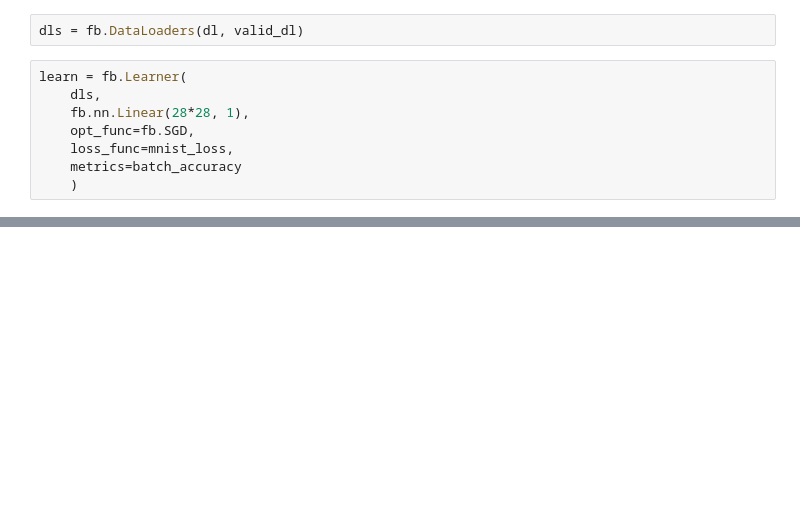
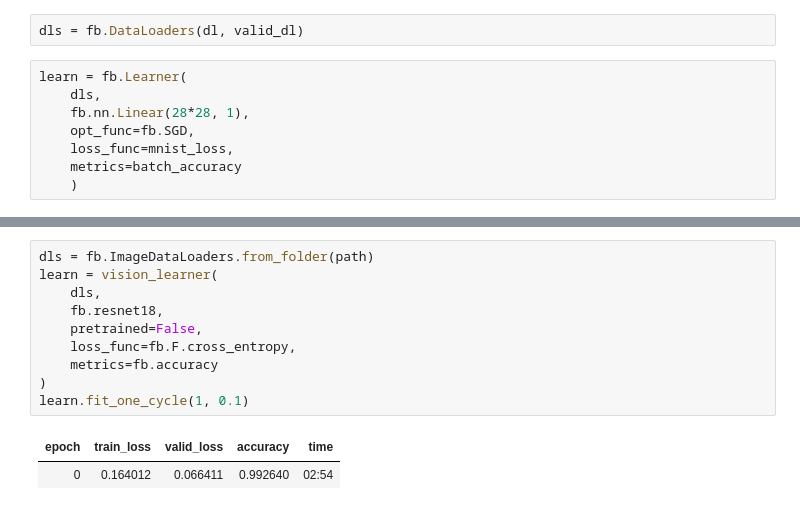
Before and after one commit to coleFD/fastai-book, a Jupyter notebook: lesson_3/mnist.ipynb, the cells around one changed output, grey strips where cells are left out. Drawn from its saved outputs; the diff is of its cells as text; blank space fills up the shorter version.

```diff
--- a/lesson_3/mnist.ipynb
+++ b/lesson_3/mnist.ipynb
@@ -586,0 +624,13 @@ def simple_net(xb):
+# %%
+dls = fb.ImageDataLoaders.from_folder(path)
+learn = vision_learner(
+    dls,
+    fb.resnet18,
+    pretrained=False,
+    loss_func=fb.F.cross_entropy,
+    metrics=fb.accuracy
+)
+learn.fit_one_cycle(1, 0.1)
+# %% [output]
+| epoch | train_loss | valid_loss | accuracy | time |
+| 0 | 0.164012 | 0.066411 | 0.992640 | 02:54 |
```
Also changed, not shown: parts of 42 cells of this notebook.
